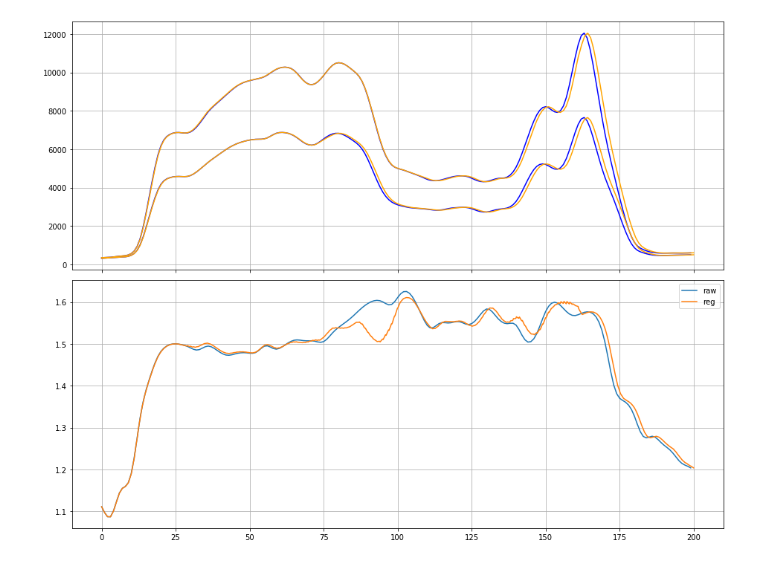
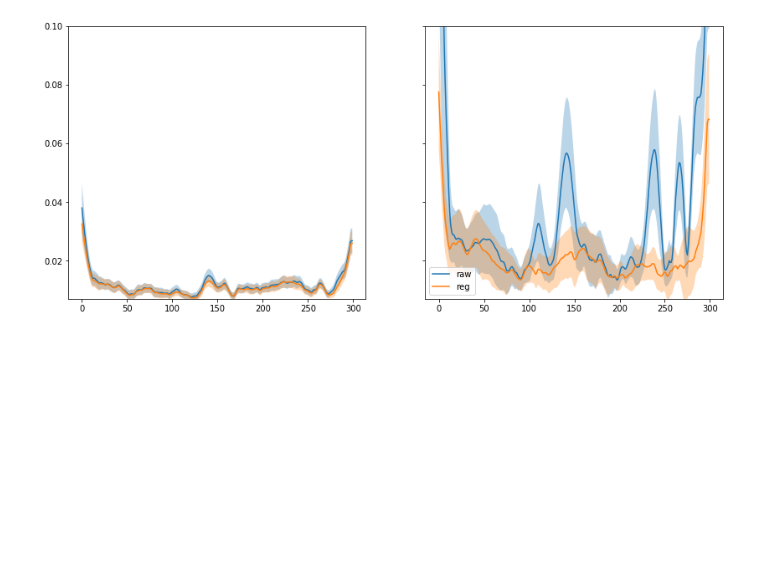
Before and after one commit to ApfeldLab/pharynx_redox, a Jupyter notebook: notebooks/Reg. Experimentation.ipynb, the cells around one changed output. Cells and saved outputs as stored; diff of their text form; code cells hidden in the pictures; blank space fills up the shorter version.

```diff
--- a/notebooks/Reg. Experimentation.ipynb
+++ b/notebooks/Reg. Experimentation.ipynb
@@ -81,29 +74,0 @@ pair1_mvmt = ex_unreg.movement.loc[idx[:, 1], :]
-# %%
-template = f410_0.mean()
-
-lam = 0.05
-
-pts = np.linspace(0, 1, 1000)
-
-# Register all to mean 410_0
-r410_0 = skfda.preprocessing.registration.elastic_registration(f410_0, template, lam=lam, eval_points=pts)
-r470_0 = skfda.preprocessing.registration.elastic_registration(f470_0, template, lam=lam, eval_points=pts)
-r410_1 = skfda.preprocessing.registration.elastic_registration(f410_1, template, lam=lam, eval_points=pts)
-r470_1 = skfda.preprocessing.registration.elastic_registration(f470_1, template, lam=lam, eval_points=pts)
-
-# register channels
-r470_0 = skfda.preprocessing.registration.elastic_registration(r470_0, r410_0, lam=lam, eval_points=pts)
-r470_1 = skfda.preprocessing.registration.elastic_registration(r470_1, r410_1, lam=lam, eval_points=pts)
-
-# Calculate error
-(f410_0 / f470_0).mean().plot()
-(r410_0 / r470_0).mean().plot()
-
-raw_ratio_0 = (f410_0 / f470_0)
-raw_ratio_1 = (f410_1 / f470_1)
-
-reg_ratio_0 = (r410_0 / r470_0)
-reg_ratio_1 = (r410_1 / r470_1)
-
-rr_raw = np.squeeze(((f410_0 / f470_0) / (f410_1 / f470_1)).data_matrix)
-rr_reg = np.squeeze(((r410_0 / r470_0) / (r410_1 / r470_1)).data_matrix)
@@ -123,19 +74,0 @@ ValueError: x and y must have same first dimension, but have shapes (1000,) and
-# %%
-fig, axes = plt.subplots(2,1,figsize=(13,10), sharex='all')
-i = i + 1
-axes[0].plot(np.squeeze(f410_0[i].data_matrix), label='f410', color='blue')
-axes[0].plot(np.squeeze(f470_0[i].data_matrix), label='f470', color='blue')
-
-axes[0].plot(np.linspace(0,200,1000),np.squeeze(r410_0[i].data_matrix), label='r410', color='orange')
-axes[0].plot(np.linspace(0,200,1000),np.squeeze(r470_0[i].data_matrix), label='r470', color='orange')
-
-
-axes[1].plot(np.squeeze(raw_ratio_0[i].data_matrix), label='raw')
-axes[1].plot(np.linspace(0,200,1000),np.squeeze(reg_ratio_0[i].data_matrix), label='reg')
-
-plt.legend()
-plt.tight_layout()
-axes[0].grid()
-axes[1].grid()
-# %% [output]
-[figure, removed]
@@ -141,0 +77,15 @@ axes[1].grid()
+# %%
+rr_reg = (np.abs(1-((r410_0/r470_0)/(r410_1/r470_1))))
+rr_raw = (np.abs(1-((i410_0/i470_0)/(i410_1/i470_1))))
+
+fig, ax = plt.subplots(1,2,figsize=(14,6), sharey='all');
+plots.plot_profile_avg_with_bounds(rr_raw[stationary], ax=ax[0], label='raw');
+plots.plot_profile_avg_with_bounds(rr_reg[stationary], ax=ax[0], label='reg');
+
+plots.plot_profile_avg_with_bounds(rr_raw[moving], ax=ax[1], label='raw');
+plots.plot_profile_avg_with_bounds(rr_reg[moving], ax=ax[1], label='reg');
+
+plt.ylim(0.007,0.1);
+plt.legend();
+# %% [output]
+[figure, added]
```
Also changed, not shown: parts of 7 cells of this notebook, 6 other files.
